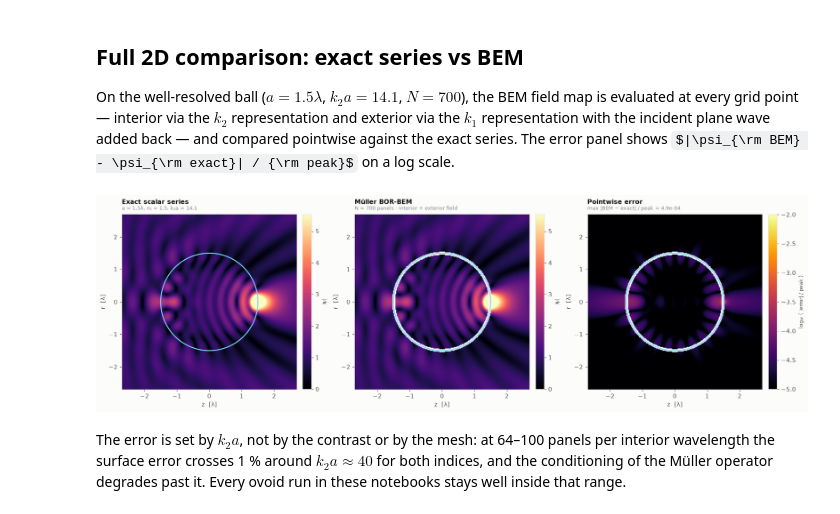
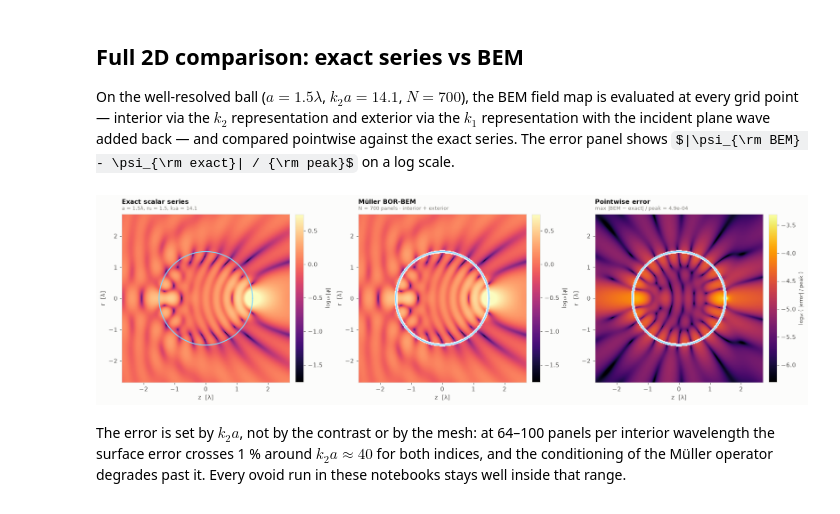
Before and after one commit to blancusjh/Diffractor, a Jupyter notebook: notebooks/02_solver_validation.ipynb, the cells around one changed output. Cells and saved outputs as stored; diff of their text form; code cells hidden in the pictures; some formulas as TeX source.

```diff
--- a/notebooks/02_solver_validation.ipynb
+++ b/notebooks/02_solver_validation.ipynb
@@ -124,54 +151,56 @@ $|\psi_{\rm BEM} - \psi_{\rm exact}| / {\rm peak}$ on a log scale.
 BC = load("ball_comparison")
 a_c = float(BC["a"])
 inside_c = BC["inside"]
-if "outside" in BC:
-    valid = inside_c | BC["outside"]
-else:
-    valid = inside_c
+valid = inside_c | BC["outside"] if "outside" in BC else inside_c
 
 fig, ax = plt.subplots(1, 3, figsize=(16.5, 5.0))
-t = np.linspace(0, 2 * np.pi, 400)
+circ = np.linspace(0, 2 * np.pi, 400)
 
-vm = None
+rr_ex, PP_ex = mirror(BC["rg"], BC["psi_exact"])
+log_ref = np.log10(np.maximum(np.abs(PP_ex), 1e-10))
+vmax = np.nanpercentile(log_ref, 99.5)
+vmin = vmax - 2.5
+
 for i, (D, title, sub) in enumerate([
         (BC["psi_exact"], "Exact scalar series",
          f"a = {a_c}λ, n₂ = {float(BC['n2'])}, "
          f"k₂a = {float(BC['k2a']):.1f}"),
         (BC["psi_bem"], "Müller BOR-BEM",
-         f"N = {int(BC['N'])} panels · interior + exterior field")]):
-    rr, PP = mirror(BC["rg"], np.abs(D))
-    if vm is None:
-        vm = np.nanpercentile(np.abs(PP), 99.5)
-    im = ax[i].imshow(np.abs(PP),
+         f"N = {int(BC['N'])} panels · interior + exterior")]):
+    rr, PP = mirror(BC["rg"], D)
+    logA = np.log10(np.maximum(np.abs(PP), 10**vmin))
+    im = ax[i].imshow(logA,
                       extent=[BC["zg"][0], BC["zg"][-1], rr[0], rr[-1]],
                       origin="lower", aspect="equal", cmap="magma",
-                      vmin=0, vmax=vm, interpolation="bilinear")
-    ax[i].plot(a_c * np.cos(t), a_c * np.sin(t), color=EDGE, lw=1.6)
+                      vmin=vmin, vmax=vmax, interpolation="bilinear")
+    ax[i].plot(a_c * np.cos(circ), a_c * np.sin(circ), color=EDGE, lw=1.6)
     ax[i].set_xlabel("z  [λ]"); ax[i].set_ylabel("r  [λ]")
     ax[i].grid(False)
     plt.colorbar(im, ax=ax[i], fraction=0.046, pad=0.03).set_label(
-        "|ψ|", fontsize=8.5)
+        "log₁₀ |ψ|", fontsize=8.5)
     ttl(ax[i], title, sub)
 
 err = np.abs(BC["psi_bem"] - BC["psi_exact"])
 peak = np.abs(BC["psi_exact"][valid]).max()
 err_rel = np.full_like(err, np.nan)
 err_rel[valid] = err[valid] / peak
 rr_e, EE = mirror(BC["rg"], err_rel)
-im = ax[2].imshow(np.log10(np.maximum(np.abs(EE), 1e-6)),
+emax = np.log10(max(err[valid].max() / peak, 1e-6))
+emin = emax - 3.0
+im = ax[2].imshow(np.log10(np.maximum(np.abs(EE), 10**emin)),
                   extent=[BC["zg"][0], BC["zg"][-1], rr_e[0], rr_e[-1]],
                   origin="lower", aspect="equal", cmap="inferno",
-                  vmin=-5, vmax=-2, interpolation="bilinear")
-ax[2].plot(a_c * np.cos(t), a_c * np.sin(t), color=EDGE, lw=1.6)
+                  vmin=emin, vmax=emax, interpolation="bilinear")
+ax[2].plot(a_c * np.cos(circ), a_c * np.sin(circ), color=EDGE, lw=1.6)
 ax[2].set_xlabel("z  [λ]"); ax[2].set_ylabel("r  [λ]")
 ax[2].grid(False)
 plt.colorbar(im, ax=ax[2], fraction=0.046, pad=0.03).set_label(
     "log₁₀ ( |error| / peak )", fontsize=8.5)
 ttl(ax[2], "Pointwise error",
     f"max |BEM − exact| / peak = {err[valid].max()/peak:.1e}")
 plt.tight_layout(); plt.show()
 # %% [output]
-[figure, old version]
+[figure, new version]
 # %% [markdown]
 The error is set by $k_2a$, not by the contrast or by the mesh: at
 64–100 panels per interior wavelength the surface error crosses 1 % around
```
Also changed, not shown: parts of 2 cells of this notebook, 5 other files.
